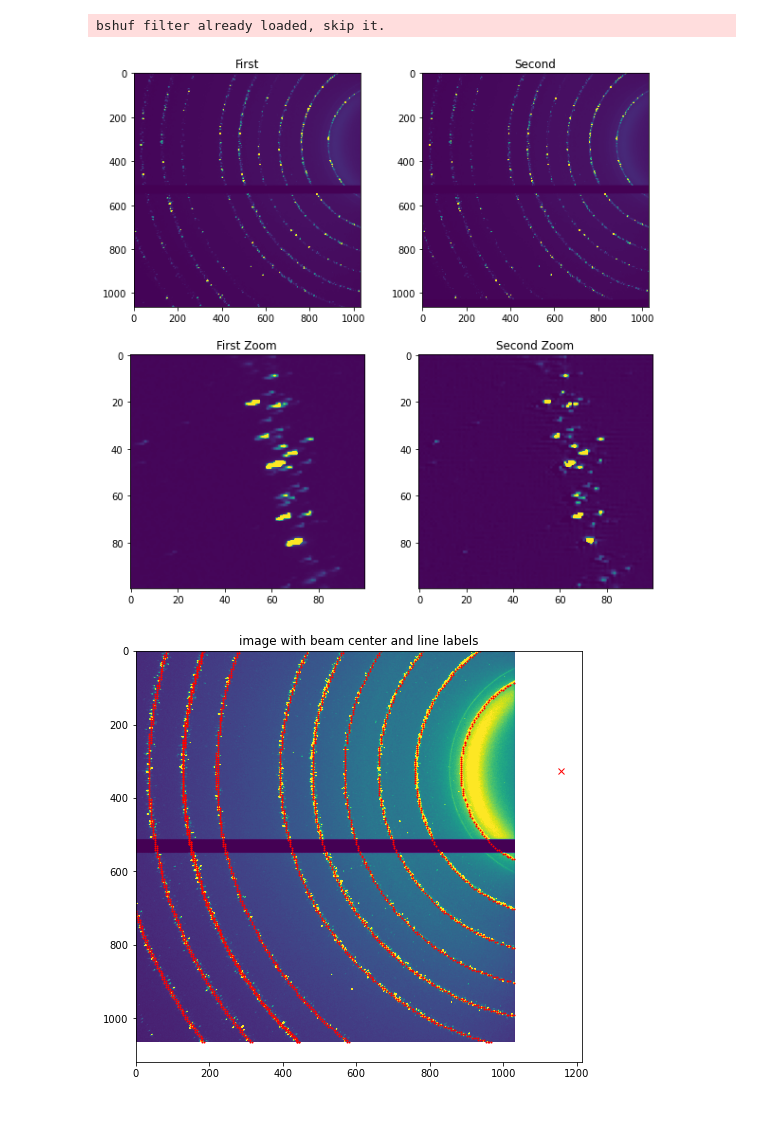
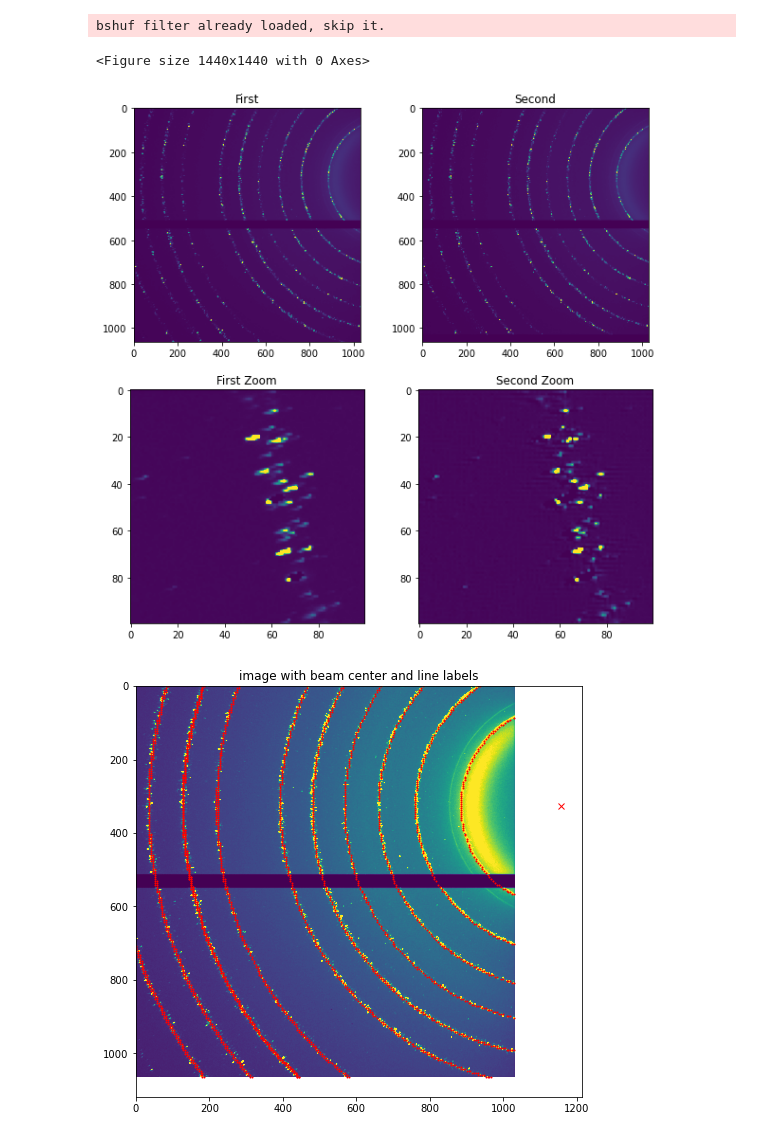
Before and after one commit to maxiv-science/xtrace, a Jupyter notebook: notebooks/presentation_2.ipynb, the cells around one changed output. Saved outputs shown, nothing was run; the diff lists cells and outputs as text; code cells hidden in the pictures.

```diff
--- a/notebooks/presentation_2.ipynb
+++ b/notebooks/presentation_2.ipynb
@@ -31,11 +31,21 @@ data = data[0] #extract first stack
 # %% [output]
 bshuf filter already loaded, skip it.
 # %%
+import matplotlib.pyplot as plt
+import skimage.morphology as morph
 
 img, mask = correction.mask(data)
+
+plt.figure(figsize=(20, 20))
+peak_mask = img > 100_000
+
+peak_mask = morph.binary_dilation(peak_mask)
+#plt.imshow(peak_mask)
+img[peak_mask] = 0
 poni_dict = correction.load_poni(ponifile)
 recovered_img = correction.correct_depth_spill(img, poni_dict, pixel_dimensions)
 correction.plot_compare_images(img, recovered_img)
 # %% [output]
+<Figure size 1440x1440 with 0 Axes>
-[figure, old version]
+[figure, new version]
 # %%
```
Also changed, not shown: parts of 3 cells of this notebook, 3 other files.
